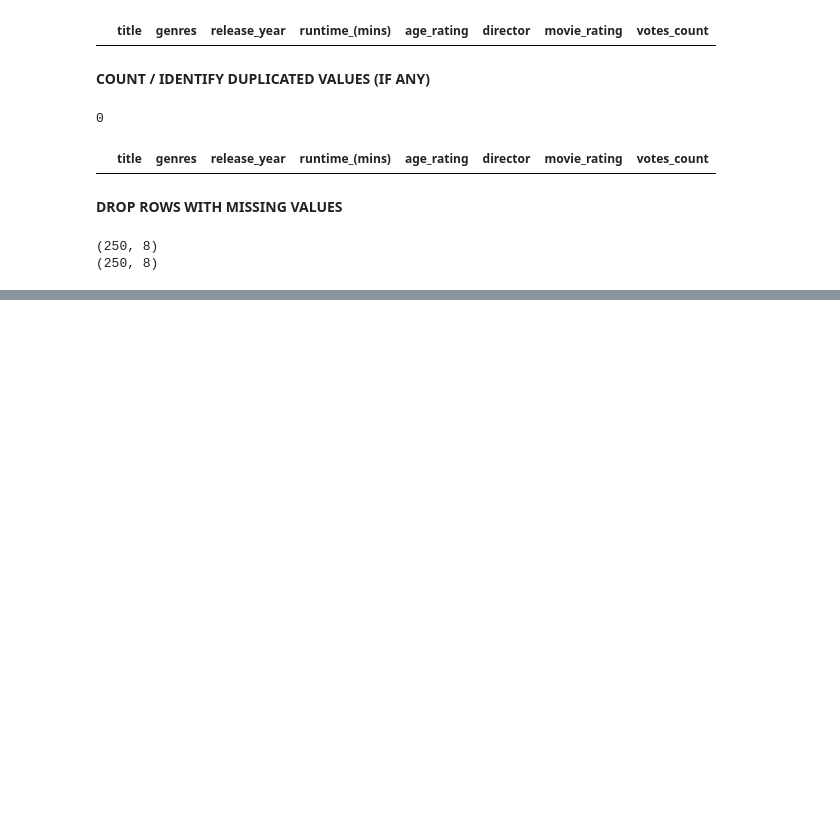
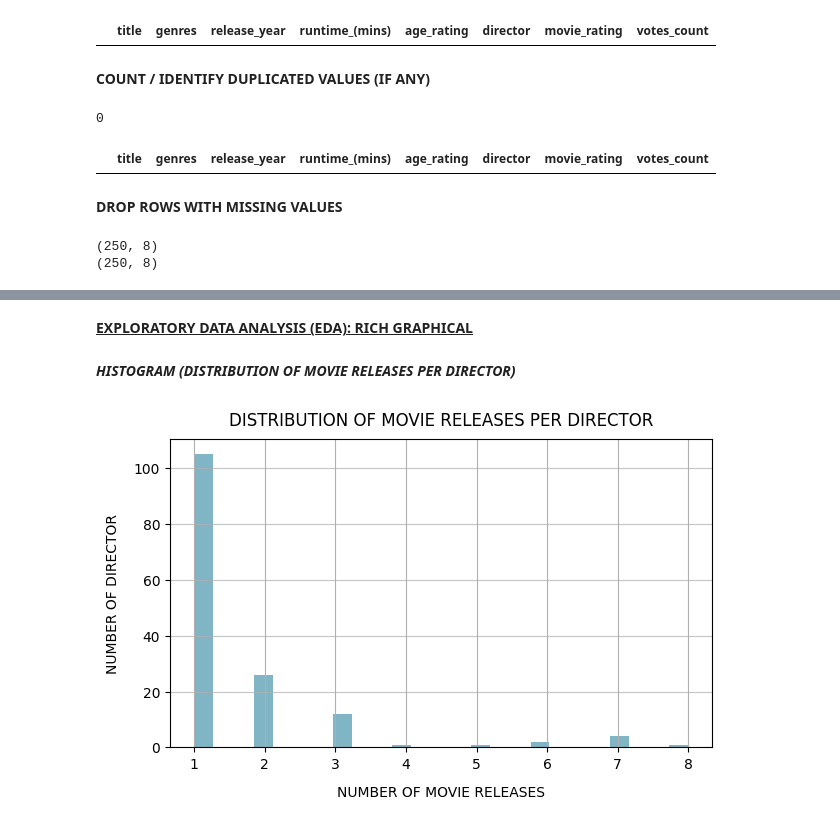
Before and after one commit to shajiranraveendran/data_analytics_project, a Jupyter notebook: project.ipynb, the cells around one changed output, grey strips where cells are left out. Drawn from its saved outputs; the diff is of its cells as text; code cells hidden in the pictures; blank space fills up the shorter version.

Commit message:
ADDED: Non-Graphical & Graphical Data

```diff
--- a/project.ipynb
+++ b/project.ipynb
@@ -109,0 +115,11 @@ print(df.shape)
+# %%
+# DEFINE LABLES
+labels = ['1900 - 1949', '1950 - 1999', '2000 - 2050']
+labels_price = ['1900s', '1910s', '1920s', '1930s', '1940s', '1950s', '1960s', '1970s', '1980s', '1990s', '2000s', '2010s']
+
+# CREATE CATEGORIES
+df["year_cat1"] = pd.cut(df['release_year'], bins=[1900, 1950, 2000, 2050], labels=labels)
+df["year_cat2"] = pd.cut(df['release_year'], bins=[1900, 1910, 1920, 1930, 1940, 1950, 1960, 1970, 1980, 1990, 2000, 2010, 2020],labels=labels_price)
+
+# SHOW CATEGORIES
+df[['release_year', 'year_cat1', 'year_cat2']].head(10)
@@ -109,0 +184,34 @@ print(df.shape)
+# %% [markdown]
+<U>**EXPLORATORY DATA ANALYSIS (EDA): RICH GRAPHICAL**</U>
+# %% [markdown]
+***HISTOGRAM (DISTRIBUTION OF MOVIE RELEASES PER DIRECTOR)***
+# %%
+
+# PLOT HISTOGRAM
+fig = plt.figure( figsize=(7,4))
+
+plt.xticks(fontsize=14, rotation=0)
+plt.yticks(fontsize=14, rotation=0)
+
+n, bins, patches = plt.hist(x=df['director'].value_counts(),
+                            bins=25,
+                            color='#026c8e',
+                            alpha=0.5,
+                            rwidth=0.95
+                   )
+plt.grid(True)
+plt.ticklabel_format(style='plain')
+plt.grid(axis='y', alpha=0.75)
+
+# SET LABELS
+plt.title('DISTRIBUTION OF MOVIE RELEASES PER DIRECTOR', fontsize=12, pad=10)
+plt.xlabel('NUMBER OF MOVIE RELEASES', fontsize=10, labelpad=10)
+plt.ylabel('NUMBER OF DIRECTOR', fontsize=10, labelpad=10)
+
+# SET FONT SIZE OF LABELS
+plt.xticks(fontsize = 10)
+plt.yticks(fontsize = 10)
+
+plt.show()
+# %% [output]
+[figure, added]
```
Also changed, not shown: parts of 12 cells of this notebook.
